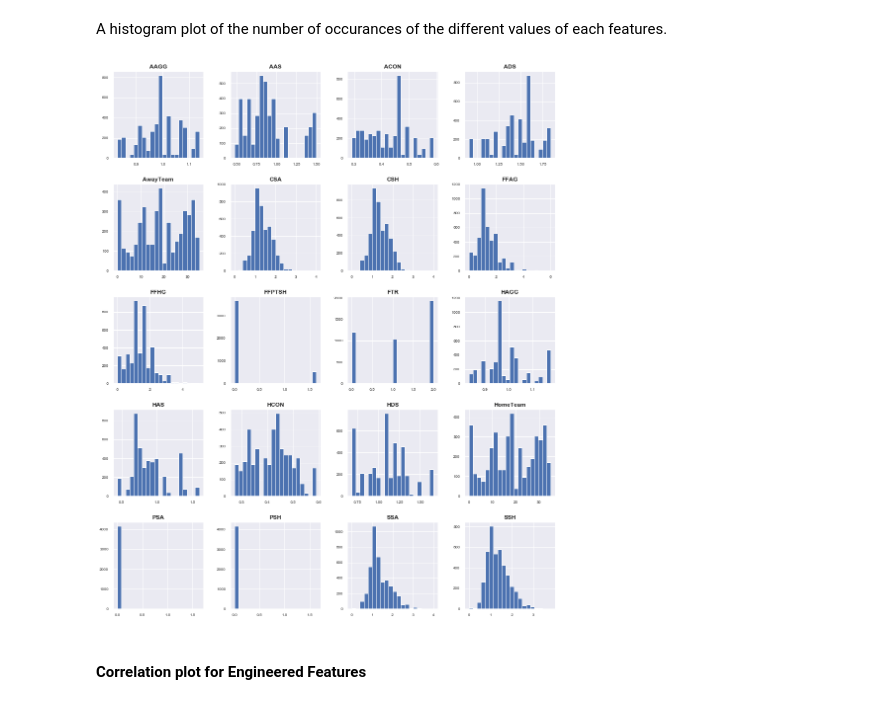
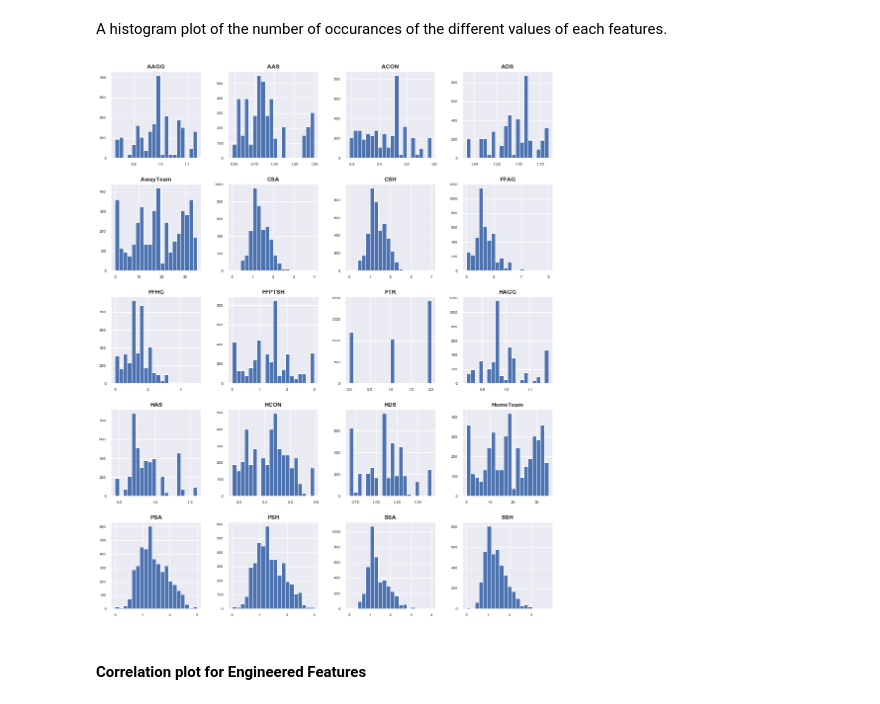
Before and after one commit to arundathi-shanthini/Beat-the-Bookie, a Jupyter notebook: Code/Beat The Bookie.ipynb, the cells around one changed output. Drawn from its saved outputs; the diff is of its cells as text; code cells hidden in the pictures.

```diff
--- a/Code/Beat The Bookie.ipynb
+++ b/Code/Beat The Bookie.ipynb
@@ -217,7 +226,7 @@ plt.xlabel('Team Name');
 # %% [markdown]
 The columns of the unprocessed dataset will later be used to extract information about the individual teams. To investigate the characteristics of each of the individual columns, we first utilize a histogram plot of each of the columns. Prior to obtaining this plot, all the categorical columns (Home Team, Away Team, Referee and Full Time Result) are turned into numerical values using the __Label_Encoder__ function.
 # %%
-numerical_data = data
+numerical_data = data.copy()
 
 for column in ['HomeTeam','AwayTeam','Referee','FTR']:
     numerical_data[column] = LabelEncoder().fit_transform(numerical_data[column])
@@ -597,12 +606,12 @@ Y = LabelEncoder().fit_transform(Y)
 # %% [markdown]
 A histogram plot of the number of occurances of the different values of each features.
 # %%
-data_for_cor = X
+data_for_cor = X.copy()
 data_for_cor['FTR'] = Y
 
 data_for_cor.hist(figsize=(16, 20), bins=20, xlabelsize=8, ylabelsize=8);
 # %% [output]
-[figure, old version]
+[figure, new version]
 # %% [markdown]
 #### Correlation plot for Engineered Features
 # %% [markdown]
```
Also changed, not shown: parts of 37 cells of this notebook.
